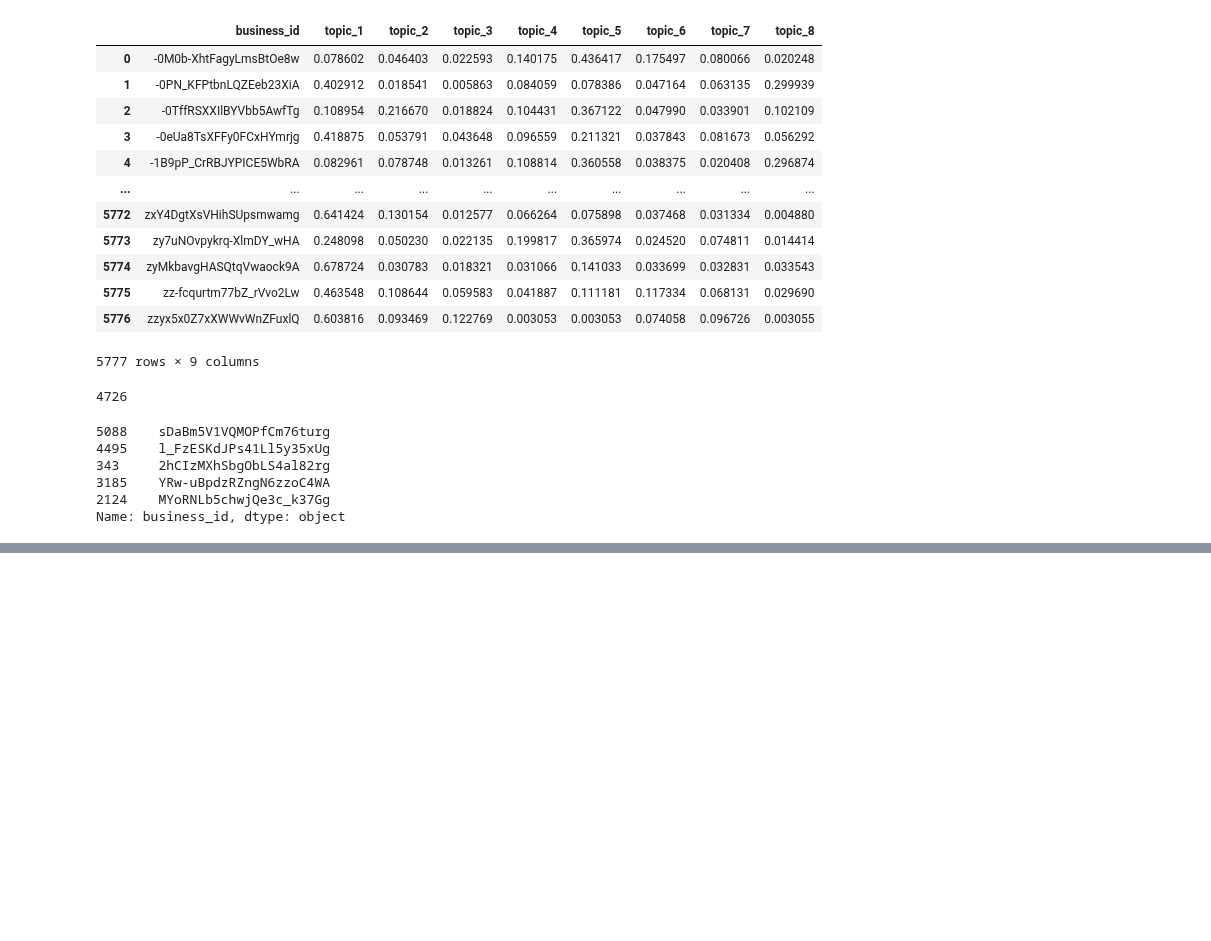
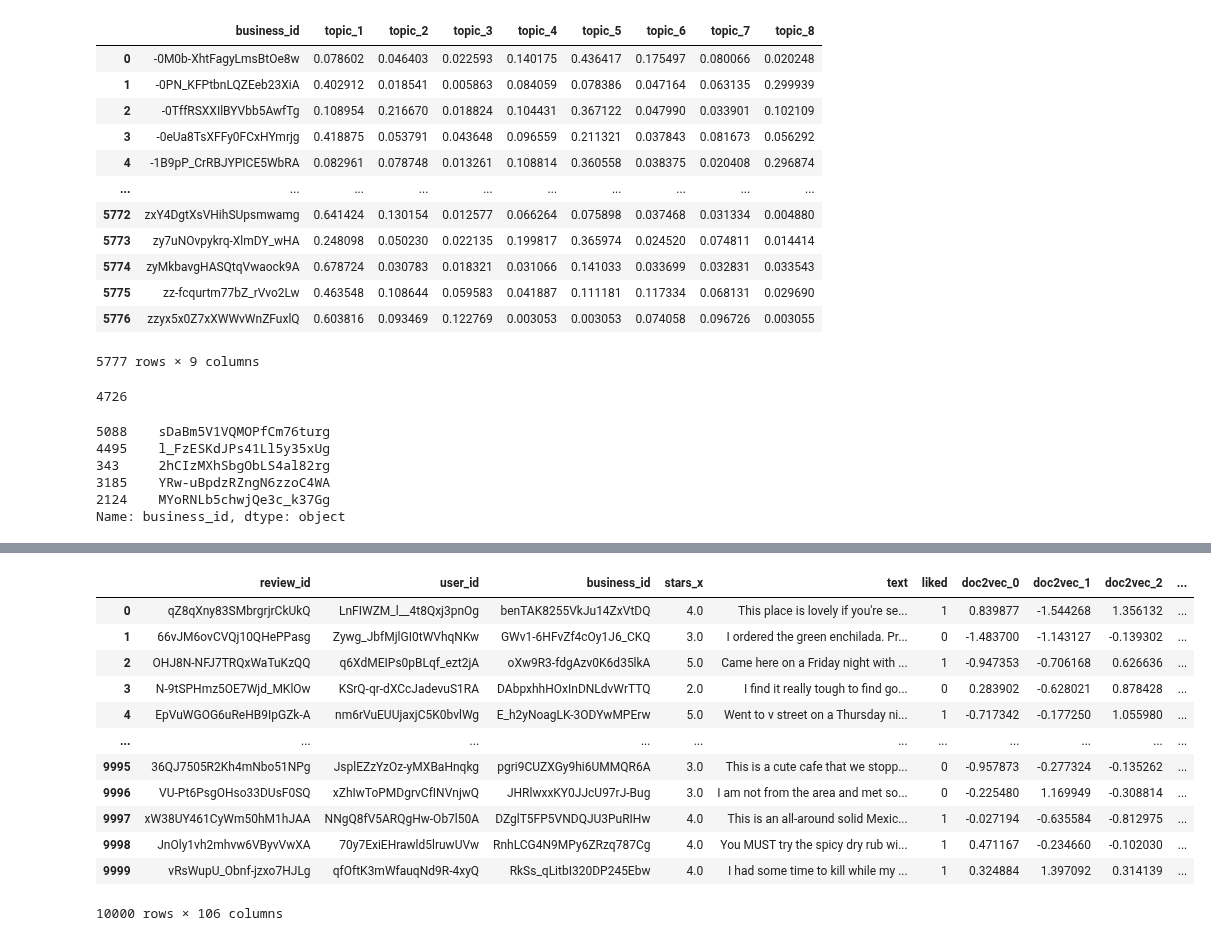
Before and after one commit to larasneves/ComplexDataAnalysis, a Jupyter notebook: user_restaurants_profiles.ipynb, the cells around one changed output, grey strips where cells are left out. Cells and saved outputs as stored; diff of their text form; code cells hidden in the pictures; blank space fills up the shorter version.

```diff
--- a/user_restaurants_profiles.ipynb
+++ b/user_restaurants_profiles.ipynb
@@ -268,0 +277,20 @@ Name: business_id, dtype: object
+# %%
+# define a list of documents.
+data = sample['text']
+
+# preproces the documents, and create TaggedDocuments
+tagged_data = [TaggedDocument(words=word_tokenize(doc.lower()),
+							tags=[str(i)]) for i,
+			doc in enumerate(data)]
+
+# train the Doc2vec model
+model = Doc2Vec(vector_size=100,
+				min_count=2, epochs=50)
+model.build_vocab(tagged_data)
+model.train(tagged_data,
+			total_examples=model.corpus_count,
+			epochs=model.epochs)
+
+# get the document vectors
+document_vectors = [model.infer_vector(
+	word_tokenize(doc.lower())) for doc in data]
@@ -268,0 +301,2 @@ Name: business_id, dtype: object
+# %%
+sample['doc2vec'] = pd.Series(document_vectors)
@@ -268,0 +319,20 @@ Name: business_id, dtype: object
+# %%
+sample_expanded = pd.DataFrame(sample['doc2vec'].tolist(), index=sample.index)
+sample_expanded.columns = [f'doc2vec_{i}' for i in range(sample_expanded.shape[1])]
+sample = sample.drop('doc2vec', axis=1).join(sample_expanded)
+
+sample
+# %% [output]
+|  | review_id | user_id | business_id | stars_x | text | liked | doc2vec_0 | doc2vec_1 | doc2vec_2 | ... |
+| 0 | qZ8qXny83SMbrgrjrCkUkQ | LnFIWZM_l__4t8Qxj3pnOg | benTAK8255VkJu14ZxVtDQ | 4.0 | This place is lovely if you're se... | 1 | 0.839877 | -1.544268 | 1.356132 | ... |
+| 1 | 66vJM6ovCVQj10QHePPasg | Zywg_JbfMjlGI0tWVhqNKw | GWv1-6HFvZf4cOy1J6_CKQ | 3.0 | I ordered the green enchilada. Pr... | 0 | -1.483700 | -1.143127 | -0.139302 | ... |
+| 2 | OHJ8N-NFJ7TRQxWaTuKzQQ | q6XdMEIPs0pBLqf_ezt2jA | oXw9R3-fdgAzv0K6d35lkA | 5.0 | Came here on a Friday night with ... | 1 | -0.947353 | -0.706168 | 0.626636 | ... |
+| 3 | N-9tSPHmz5OE7Wjd_MKlOw | KSrQ-qr-dXCcJadevuS1RA | DAbpxhhHOxInDNLdvWrTTQ | 2.0 | I find it really tough to find go... | 0 | 0.283902 | -0.628021 | 0.878428 | ... |
+| 4 | EpVuWGOG6uReHB9IpGZk-A | nm6rVuEUUjaxjC5K0bvlWg | E_h2yNoagLK-3ODYwMPErw | 5.0 | Went to v street on a Thursday ni... | 1 | -0.717342 | -0.177250 | 1.055980 | ... |
+| ... | ... | ... | ... | ... | ... | ... | ... | ... | ... | ... |
+| 9995 | 36QJ7505R2Kh4mNbo51NPg | JsplEZzYzOz-yMXBaHnqkg | pgri9CUZXGy9hi6UMMQR6A | 3.0 | This is a cute cafe that we stopp... | 0 | -0.957873 | -0.277324 | -0.135262 | ... |
+| 9996 | VU-Pt6PsgOHso33DUsF0SQ | xZhIwToPMDgrvCfINVnjwQ | JHRlwxxKY0JJcU97rJ-Bug | 3.0 | I am not from the area and met so... | 0 | -0.225480 | 1.169949 | -0.308814 | ... |
+| 9997 | xW38UY461CyWm50hM1hJAA | NNgQ8fV5ARQgHw-Ob7l50A | DZglT5FP5VNDQJU3PuRIHw | 4.0 | This is an all-around solid Mexic... | 1 | -0.027194 | -0.635584 | -0.812975 | ... |
+| 9998 | JnOly1vh2mhvw6VByvVwXA | 70y7ExiEHrawld5lruwUVw | RnhLCG4N9MPy6ZRzq787Cg | 4.0 | You MUST try the spicy dry rub wi... | 1 | 0.471167 | -0.234660 | -0.102030 | ... |
+| 9999 | vRsWupU_Obnf-jzxo7HJLg | qfOftK3mWfauqNd9R-4xyQ | RkSs_qLitbI320DP245Ebw | 4.0 | I had some time to kill while my ... | 1 | 0.324884 | 1.397092 | 0.314139 | ... |
+10000 rows × 106 columns
```
Also changed, not shown: parts of 9 cells of this notebook.
